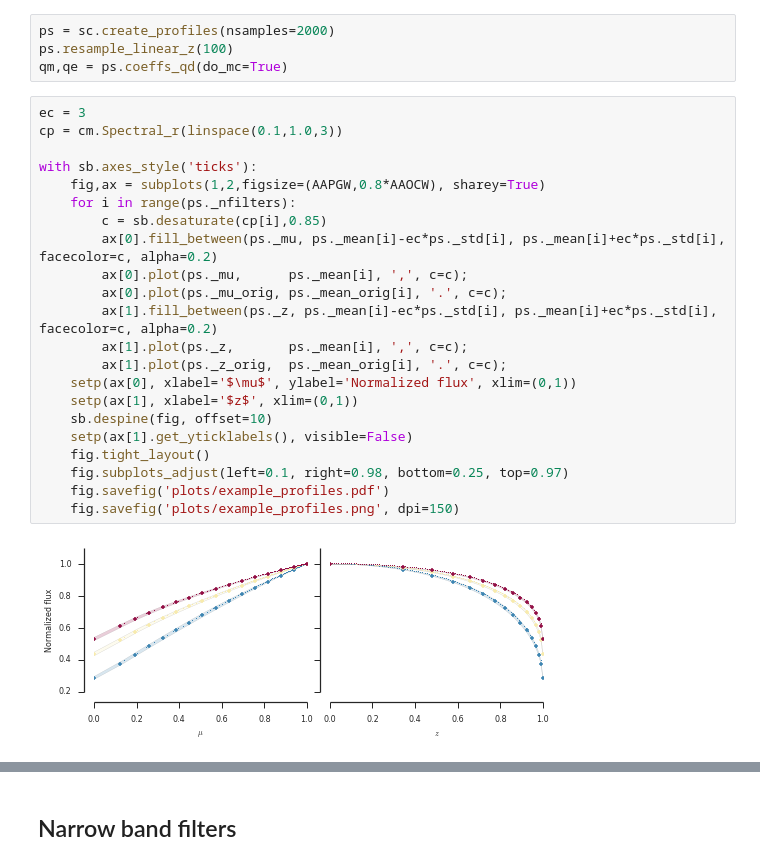
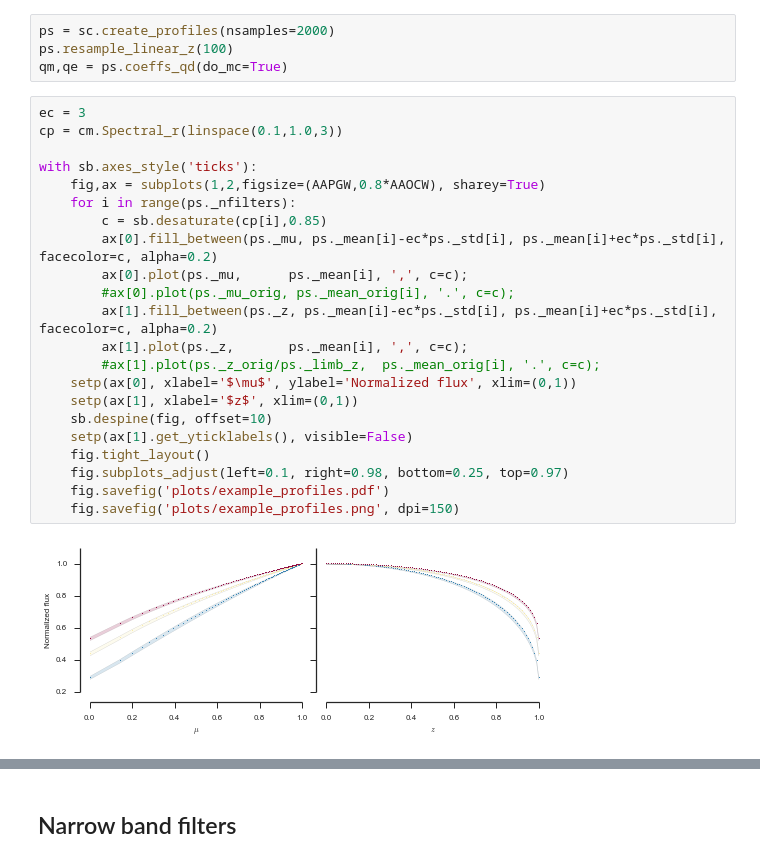
Before and after one commit to hpparvi/ldtk, a Jupyter notebook: notebooks/A1_manuscript_plots.ipynb, the cells around one changed output, grey strips where cells are left out. Saved outputs shown, nothing was run; the diff lists cells and outputs as text.

```diff
--- a/notebooks/A1_manuscript_plots.ipynb
+++ b/notebooks/A1_manuscript_plots.ipynb
@@ -40,27 +41,27 @@ qm,qe = ps.coeffs_qd(do_mc=True)
 # %%
 ec = 3
 cp = cm.Spectral_r(linspace(0.1,1.0,3))
 
 with sb.axes_style('ticks'):
     fig,ax = subplots(1,2,figsize=(AAPGW,0.8*AAOCW), sharey=True)
     for i in range(ps._nfilters):
         c = sb.desaturate(cp[i],0.85)
         ax[0].fill_between(ps._mu, ps._mean[i]-ec*ps._std[i], ps._mean[i]+ec*ps._std[i], facecolor=c, alpha=0.2)
         ax[0].plot(ps._mu,      ps._mean[i], ',', c=c);
-        ax[0].plot(ps._mu_orig, ps._mean_orig[i], '.', c=c);
+        #ax[0].plot(ps._mu_orig, ps._mean_orig[i], '.', c=c);
         ax[1].fill_between(ps._z, ps._mean[i]-ec*ps._std[i], ps._mean[i]+ec*ps._std[i], facecolor=c, alpha=0.2)
         ax[1].plot(ps._z,       ps._mean[i], ',', c=c);
-        ax[1].plot(ps._z_orig,  ps._mean_orig[i], '.', c=c);
+        #ax[1].plot(ps._z_orig/ps._limb_z,  ps._mean_orig[i], '.', c=c);
     setp(ax[0], xlabel='$\mu$', ylabel='Normalized flux', xlim=(0,1))
     setp(ax[1], xlabel='$z$', xlim=(0,1))
     sb.despine(fig, offset=10)
     setp(ax[1].get_yticklabels(), visible=False)
     fig.tight_layout()
     fig.subplots_adjust(left=0.1, right=0.98, bottom=0.25, top=0.97)
     fig.savefig('plots/example_profiles.pdf')
     fig.savefig('plots/example_profiles.png', dpi=150)
 # %% [output]
-[figure, old version]
+[figure, new version]
 # %%
 chains = array(ps._samples['qd'])
 est_u = percentile(chains[:,:,0], [50,0.5,99.5], 1)
```
Also changed, not shown: parts of 3 cells of this notebook, 7 other files.
